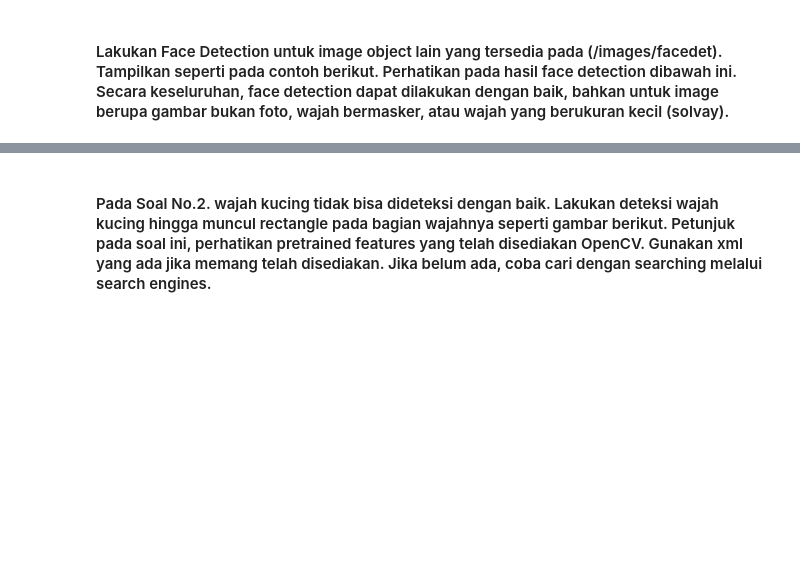
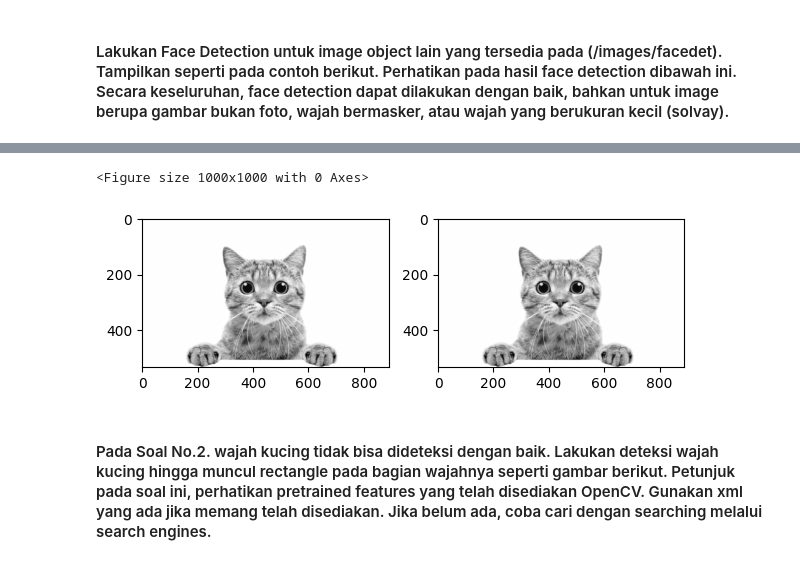
Before and after one commit to 16Komang/PCVK, a Jupyter notebook: week12.ipynb, the cells around one changed output, grey strips where cells are left out. Saved outputs shown, nothing was run; the diff lists cells and outputs as text; code cells hidden in the pictures; blank space fills up the shorter version.

```diff
--- a/week12.ipynb
+++ b/week12.ipynb
@@ -31,3 +61,24 @@ for(x,y,w,h) in roi_wajah:
+# %%
+#Kucing
+kucing = cv.imread('/content/drive/MyDrive/img/facedetection/mycat.jpg')
+kucing2 = cv.imread('/content/drive/MyDrive/img/facedetection/mycat.jpg')
+
+kucing_ori = cv.cvtColor(kucing, cv.COLOR_BGR2GRAY)
+kucing_kw = cv.cvtColor(kucing2, cv.COLOR_BGR2GRAY)
+
+
+roi_wajah = cascade_wajah.detectMultiScale(kucing2)
+for (x,y,w,h) in roi_wajah:
+  cv.rectangle(kucing2,(x,y),(x+w,y+h),(255,255,255),3)
+plt.figure(figsize = (10,10))
+
+f, axarr = plt. subplots(1,2,figsize=(15,5))
+plt.subplot(121),plt.imshow(kucing_ori, cmap='gray')
+plt.subplot(122),plt.imshow(kucing_kw, cmap='gray')
+plt.show()
+# %% [output]
+<Figure size 1000x1000 with 0 Axes>
+[figure, added]
 # %% [markdown]
 #### Pada Soal No.2. wajah kucing tidak bisa dideteksi dengan baik. Lakukan deteksi wajah kucing hingga muncul rectangle pada bagian wajahnya seperti gambar berikut. Petunjuk pada soal ini, perhatikan pretrained features yang telah disediakan OpenCV. Gunakan xml yang ada jika memang telah disediakan. Jika belum ada, coba cari dengan searching melalui search engines.
 # %% [markdown]
```
Also changed, not shown: parts of 3 cells of this notebook.
